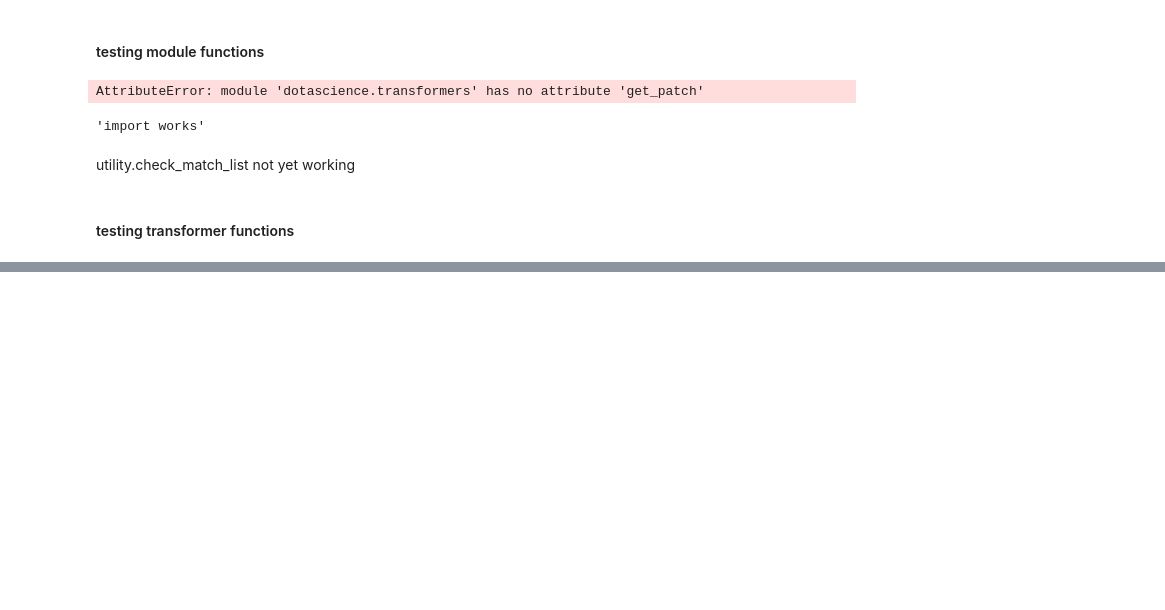
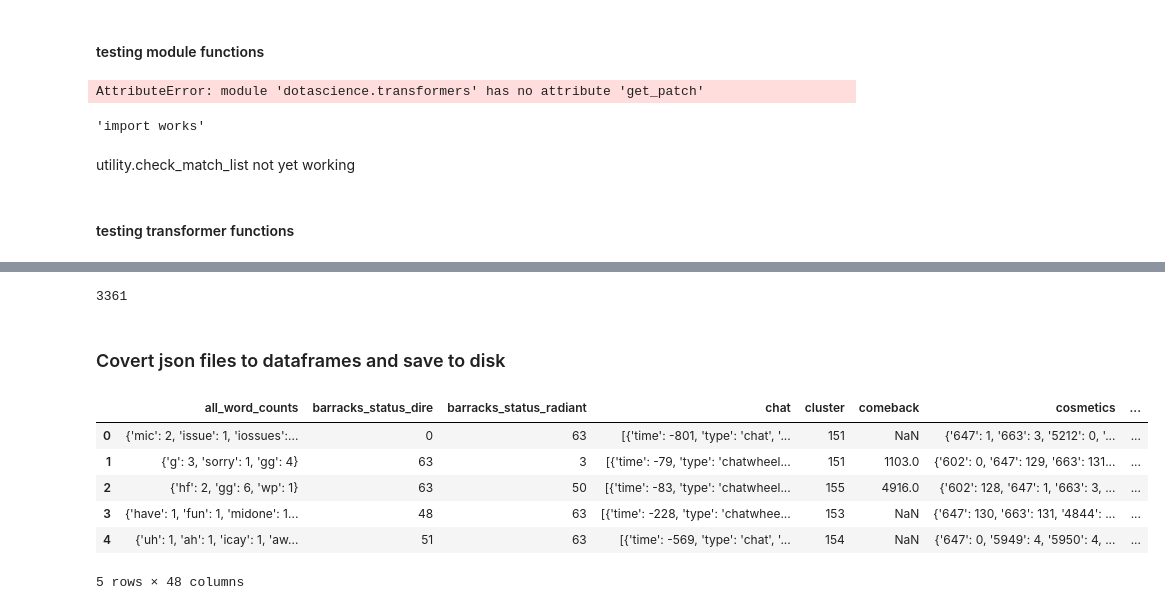
Before and after one commit to CowardlyBattleCat/DotaScience, a Jupyter notebook: DotaScience_EDA.ipynb, the cells around one changed output, grey strips where cells are left out. Saved outputs shown, nothing was run; the diff lists cells and outputs as text; code cells hidden in the pictures; blank space fills up the shorter version.

Commit message:
Modify DotaScience_EDA.ipynb with code to filter full data, convert to dfs and save copies to disk.

```diff
--- a/DotaScience_EDA.ipynb
+++ b/DotaScience_EDA.ipynb
@@ -468,5 +468,7 @@ utility.save_as_csv(inclusive_match_list, 'data/inclusive_match_list')
 # %%
 hero_data = utility.load_json('data/hero_data.json')
+# %%
+inclusive_bulk_match_data = utility.load_json('data/inclusive_bulk_match_data.json')
 # %% [markdown]
 ## Writing Transformers
 # %% [markdown]
@@ -552,0 +559,6 @@ AttributeError: module 'dotascience.transformers' has no attribute 'filter_by_pa
+# %%
+bulk_match_data = transformers.filter_by_patch(inclusive_bulk_match_data, 35, 38)
+# %%
+len(bulk_match_data)
+# %% [output]
+3361
@@ -552,0 +567,14 @@ AttributeError: module 'dotascience.transformers' has no attribute 'filter_by_pa
+# %% [markdown]
+### Covert json files to dataframes and save to disk
+# %%
+bulk_match_data_df = pd.DataFrame(bulk_match_data)
+# %%
+bulk_match_data_df.head()
+# %% [output]
+|  | all_word_counts | barracks_status_dire | barracks_status_radiant | chat | cluster | comeback | cosmetics | ... |
+| 0 | {'mic': 2, 'issue': 1, 'iossues':... | 0 | 63 | [{'time': -801, 'type': 'chat', '... | 151 | NaN | {'647': 1, '663': 3, '5212': 0, '... | ... |
+| 1 | {'g': 3, 'sorry': 1, 'gg': 4} | 63 | 3 | [{'time': -79, 'type': 'chatwheel... | 151 | 1103.0 | {'602': 0, '647': 129, '663': 131... | ... |
+| 2 | {'hf': 2, 'gg': 6, 'wp': 1} | 63 | 50 | [{'time': -83, 'type': 'chatwheel... | 155 | 4916.0 | {'602': 128, '647': 1, '663': 3, ... | ... |
+| 3 | {'have': 1, 'fun': 1, 'midone': 1... | 48 | 63 | [{'time': -228, 'type': 'chatwhee... | 153 | NaN | {'647': 130, '663': 131, '4844': ... | ... |
+| 4 | {'uh': 1, 'ah': 1, 'icay': 1, 'aw... | 51 | 63 | [{'time': -569, 'type': 'chat', '... | 154 | NaN | {'647': 0, '5949': 4, '5950': 4, ... | ... |
+5 rows × 48 columns
```
Also changed, not shown: parts of 9 cells of this notebook.
